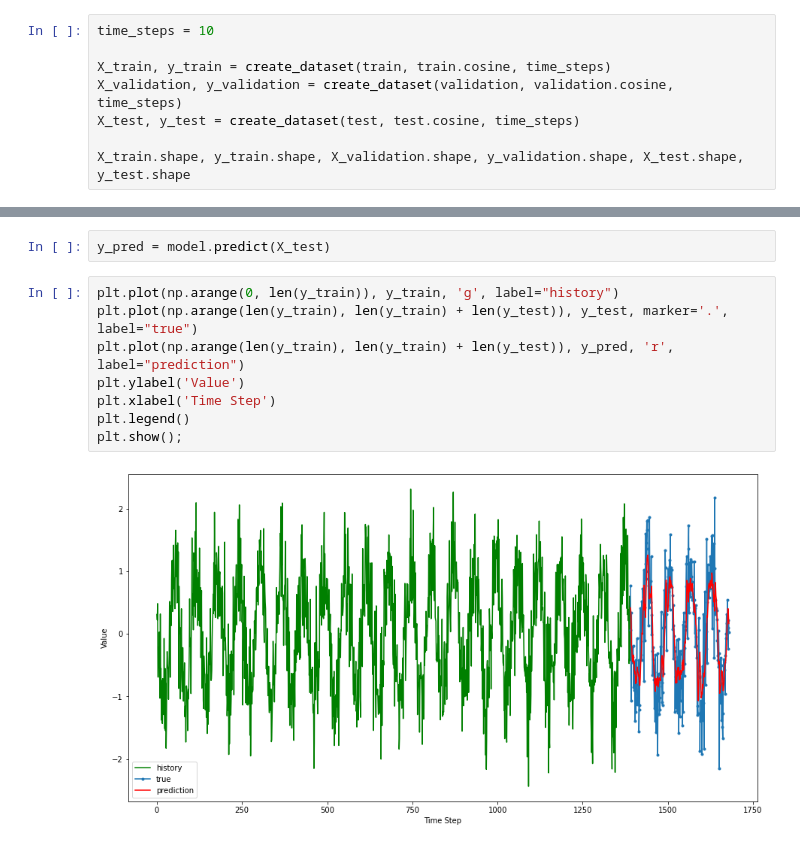
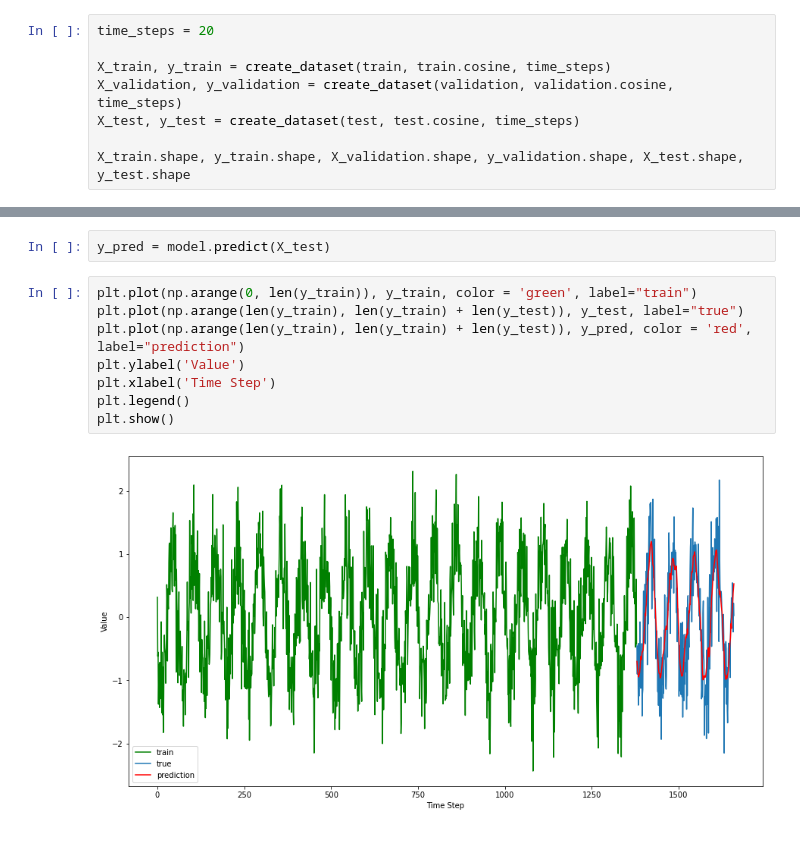
Before and after one commit to Mohammad-Rahmati/time_series_LSTM, a Jupyter notebook: time_series.ipynb, the cells around one changed output, grey strips where cells are left out. Saved outputs shown, nothing was run; the diff lists cells and outputs as text.

```diff
--- a/time_series.ipynb
+++ b/time_series.ipynb
@@ -50,7 +50,7 @@ def create_dataset(X, y, time_steps):
         ys.append(y.iloc[i + time_steps])
     return np.array(Xs), np.array(ys)
 # %%
-time_steps = 10
+time_steps = 20
 
 X_train, y_train = create_dataset(train, train.cosine, time_steps)
 X_validation, y_validation = create_dataset(validation, validation.cosine, time_steps)
@@ -90,15 +90,15 @@ plt.show()
 # %%
 y_pred = model.predict(X_test)
 # %%
-plt.plot(np.arange(0, len(y_train)), y_train, 'g', label="history")
-plt.plot(np.arange(len(y_train), len(y_train) + len(y_test)), y_test, marker='.', label="true")
-plt.plot(np.arange(len(y_train), len(y_train) + len(y_test)), y_pred, 'r', label="prediction")
+plt.plot(np.arange(0, len(y_train)), y_train, color = 'green', label="train")
+plt.plot(np.arange(len(y_train), len(y_train) + len(y_test)), y_test, label="true")
+plt.plot(np.arange(len(y_train), len(y_train) + len(y_test)), y_pred, color = 'red', label="prediction")
 plt.ylabel('Value')
 plt.xlabel('Time Step')
 plt.legend()
-plt.show();
+plt.show()
 # %% [output]
-[figure, old version]
+[figure, new version]
 # %%
 plt.plot(y_test, label="true")
 plt.plot(y_pred, 'r', label="prediction")
```
Also changed, not shown: parts of 3 cells of this notebook.
